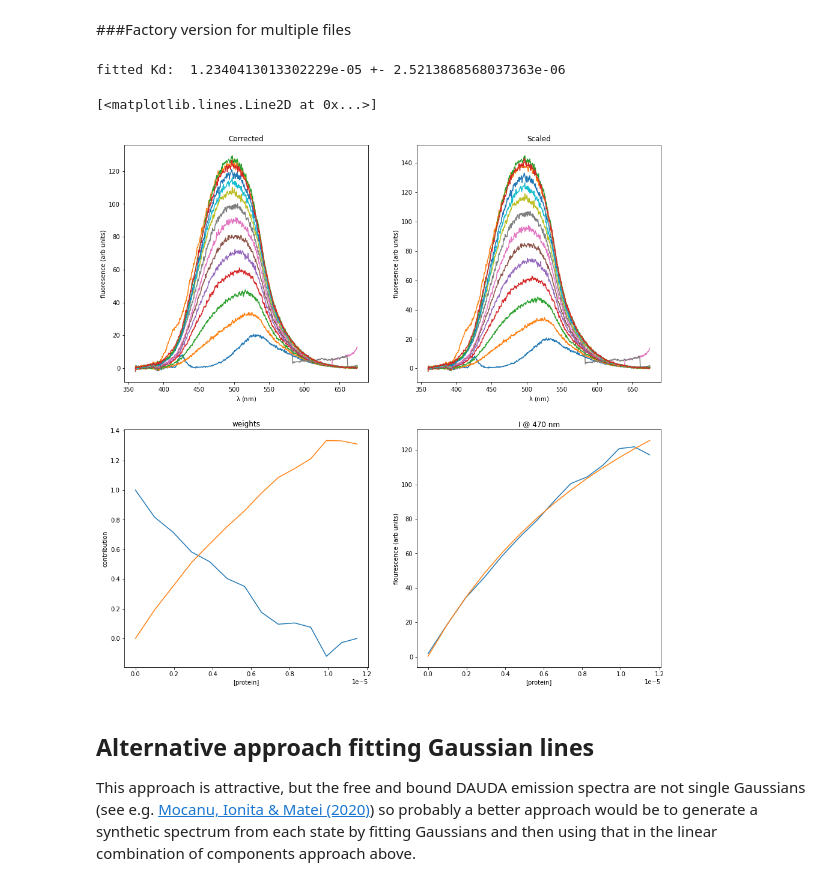
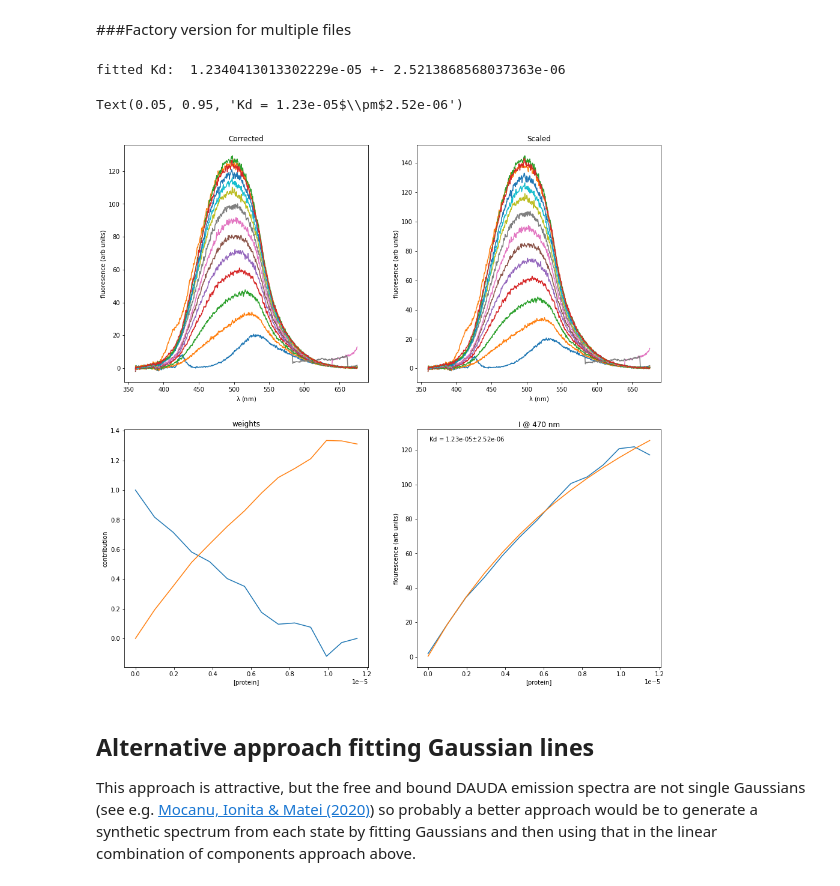
Before and after one commit to brianosmith/EXSY_fitting_notebook, a Jupyter notebook: Fluoresence_data_fitting.ipynb, the cells around one changed output. Cells and saved outputs as stored; diff of their text form; code cells hidden in the pictures.

```diff
--- a/Fluoresence_data_fitting.ipynb
+++ b/Fluoresence_data_fitting.ipynb
@@ -244,35 +244,37 @@ def makeResponseTitrated(Mzero, Lstock):
     # returns an array of response values
     M0 = Mzero
     Ls = Lstock
 
     Ys = fracSatTitrated(Lvals, Kd, M0, Ls)
     Qs = ((Qmax-Q0)*Ys) + Q0
 
     return Qs
 
   return responseTitrated
 
 # fit using scipy.optimize.curve_fit
 # e.g. for the intensity at 470 nm values
 M0 = 1.0e-6; Ls = 1e-4 # known initial non-varied (DAUDA) conc and varied (protein) stock conc
 Kd0 = 1.0e-6; Qmax0 = 200; Q00 = 0 # initial guesses for fitted params
 nlfit, nlpcov = scipy.optimize.curve_fit(makeResponseTitrated(M0, Ls),
                 datasets.protein, datasets.iLambda, p0=[Kd0, Qmax0, Q00])
 
 fittedKd, fittedQmax, fittedQ0 = nlfit
 dKd, dQmax, dQ0 = [np.sqrt(nlpcov[j,j]) for j in range(nlfit.size)]
 print('fitted Kd: ', fittedKd,'+-',dKd)
 
 #create fitted function
 myResponseTitrated = makeResponseTitrated(M0, Ls)
 fitiLs = myResponseTitrated(datasets.protein, fittedKd, fittedQmax, fittedQ0)
 
 #add fitted values to last plot
 plt.plot(datasets.protein, fitiLs)
+ax4.text(0.05, 0.95, 'Kd = {0:0.3g}$\pm${1:0.3g}'
+         .format(fittedKd, dKd), transform = ax4.transAxes)
 # %% [output]
 fitted Kd:  1.2340413013302229e-05 +- 2.5213868568037363e-06
-[<matplotlib.lines.Line2D at 0x...>]
+Text(0.05, 0.95, 'Kd = 1.23e-05$\\pm$2.52e-06')
-[figure, old version]
+[figure, new version]
 # %% [markdown]
 ## Alternative approach fitting Gaussian lines
 This approach is attractive, but the free and bound DAUDA emission spectra are not single Gaussians (see e.g. [Mocanu, Ionita & Matei (2020)](https://doi.org/10.1016/j.saa.2020.118413)) so probably a better approach would be to generate a synthetic spectrum from each state by fitting Gaussians and then using that in the linear combination of components approach above.
```
